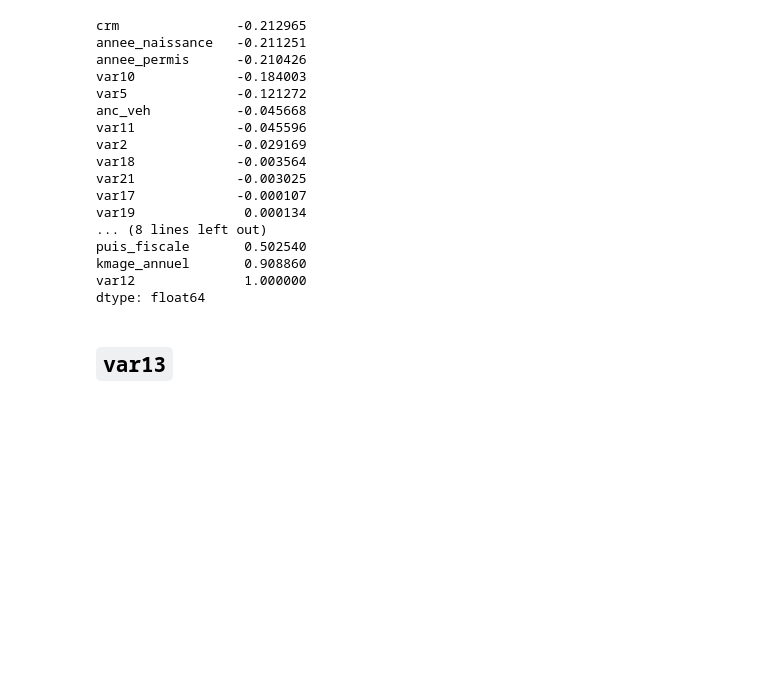
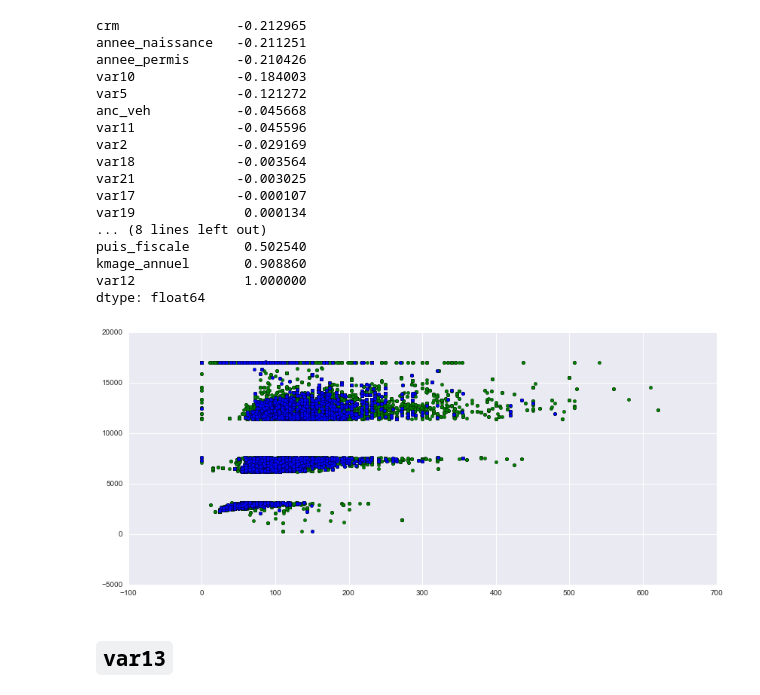
Before and after one commit to demidovakatya/competitions, a Jupyter notebook: eda_correlations.ipynb, the cells around one changed output. Drawn from its saved outputs; the diff is of its cells as text; code cells hidden in the pictures; blank space fills up the shorter version.

```diff
--- a/eda_correlations.ipynb
+++ b/eda_correlations.ipynb
@@ -561,6 +560,12 @@ puis_fiscale       0.502540
 kmage_annuel       0.908860
 var12              1.000000
 dtype: float64
+# %%
+plt.figure(figsize = (14, 6))
+plt.scatter(X.var9, X.kmage_annuel, c='g');
+plt.scatter(X_test.var9, X_test.kmage_annuel);
+# %% [output]
+[figure, added]
 # %% [markdown]
 ## `var13`
 # %%
```
Also changed, not shown: parts of 3 cells of this notebook.
